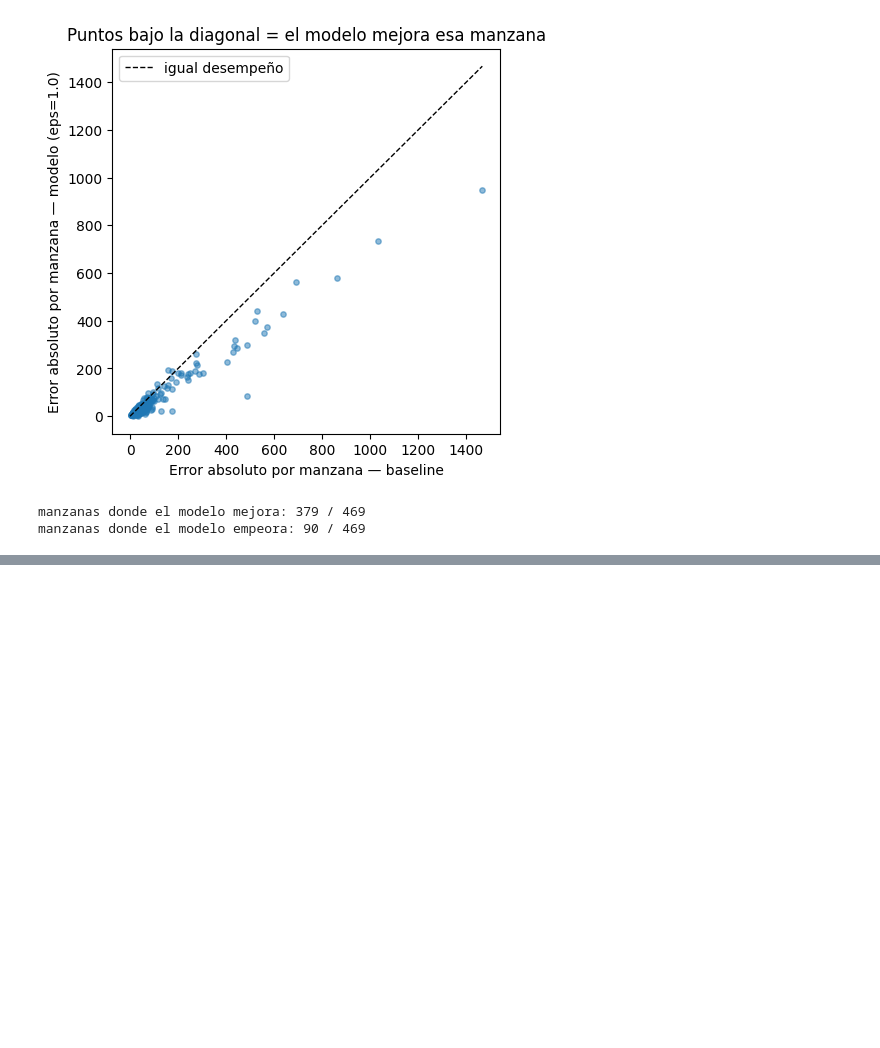
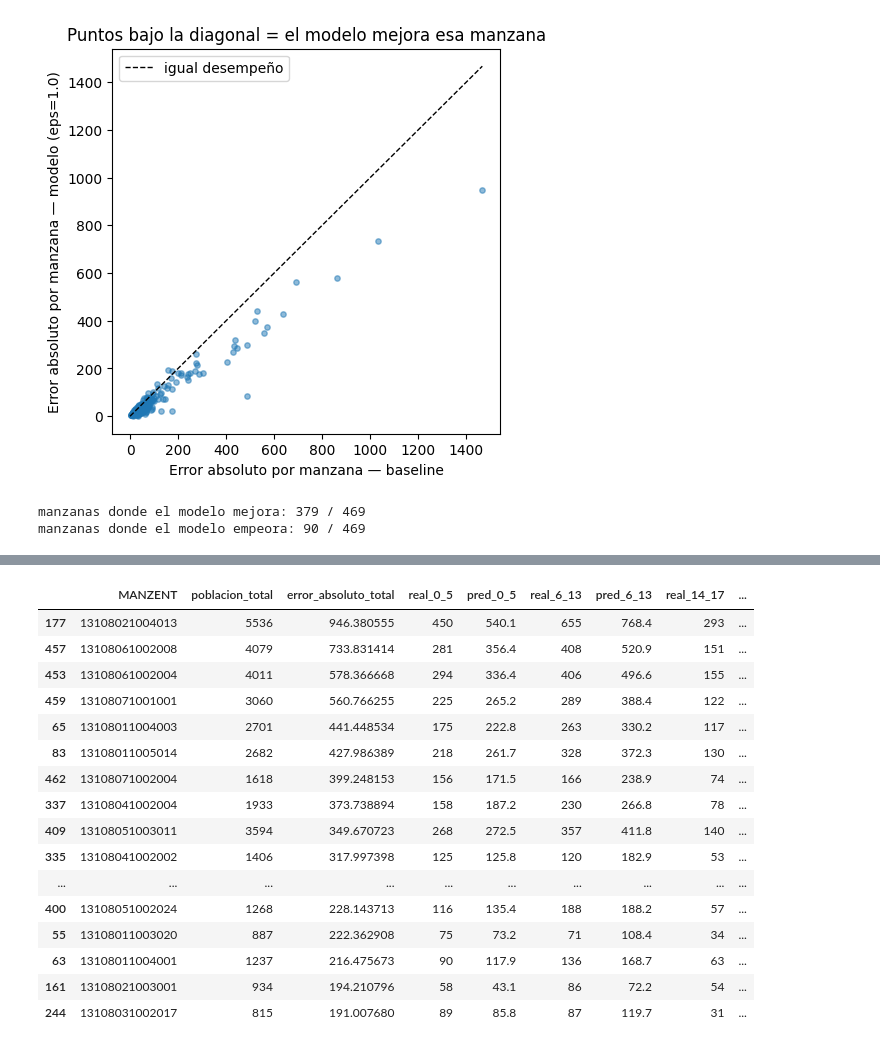
Before and after one commit to vgalfaro/synthetic-data, a Jupyter notebook: microdatos.ipynb, the cells around one changed output, grey strips where cells are left out. Cells and saved outputs as stored; diff of their text form; code cells hidden in the pictures; blank space fills up the shorter version.

```diff
--- a/microdatos.ipynb
+++ b/microdatos.ipynb
@@ -544,0 +548,32 @@ print(err_manzana_model, err_manzana_model)
+# %%
+# Tabla comparativa: población real vs predicha por manzana y tramo etario
+df_comparacion = pand.DataFrame({
+    "MANZENT": manzanas_ids,
+    "poblacion_total": nu,
+    "error_absoluto_total": err_manzana_model,
+})
+
+for i, (nombre, _, _) in enumerate(edad_brackets):
+    df_comparacion[f"real_{nombre}"] = Y_real[i]
+    df_comparacion[f"pred_{nombre}"] = counts_best[i].round(1)
+
+df_comparacion = df_comparacion.sort_values("error_absoluto_total", ascending=False)
+df_comparacion.head(20)
+# %% [output]
+|  | MANZENT | poblacion_total | error_absoluto_total | real_0_5 | pred_0_5 | real_6_13 | pred_6_13 | real_14_17 | ... |
+| 177 | 13108021004013 | 5536 | 946.380555 | 450 | 540.1 | 655 | 768.4 | 293 | ... |
+| 457 | 13108061002008 | 4079 | 733.831414 | 281 | 356.4 | 408 | 520.9 | 151 | ... |
+| 453 | 13108061002004 | 4011 | 578.366668 | 294 | 336.4 | 406 | 496.6 | 155 | ... |
+| 459 | 13108071001001 | 3060 | 560.766255 | 225 | 265.2 | 289 | 388.4 | 122 | ... |
+| 65 | 13108011004003 | 2701 | 441.448534 | 175 | 222.8 | 263 | 330.2 | 117 | ... |
+| 83 | 13108011005014 | 2682 | 427.986389 | 218 | 261.7 | 328 | 372.3 | 130 | ... |
+| 462 | 13108071002004 | 1618 | 399.248153 | 156 | 171.5 | 166 | 238.9 | 74 | ... |
+| 337 | 13108041002004 | 1933 | 373.738894 | 158 | 187.2 | 230 | 266.8 | 78 | ... |
+| 409 | 13108051003011 | 3594 | 349.670723 | 268 | 272.5 | 357 | 411.8 | 140 | ... |
+| 335 | 13108041002002 | 1406 | 317.997398 | 125 | 125.8 | 120 | 182.9 | 53 | ... |
+| ... | ... | ... | ... | ... | ... | ... | ... | ... | ... |
+| 400 | 13108051002024 | 1268 | 228.143713 | 116 | 135.4 | 188 | 188.2 | 57 | ... |
+| 55 | 13108011003020 | 887 | 222.362908 | 75 | 73.2 | 71 | 108.4 | 34 | ... |
+| 63 | 13108011004001 | 1237 | 216.475673 | 90 | 117.9 | 136 | 168.7 | 63 | ... |
+| 161 | 13108021003001 | 934 | 194.210796 | 58 | 43.1 | 86 | 72.2 | 54 | ... |
+| 244 | 13108031002017 | 815 | 191.007680 | 89 | 85.8 | 87 | 119.7 | 31 | ... |
```
Also changed, not shown: parts of 15 cells of this notebook.
